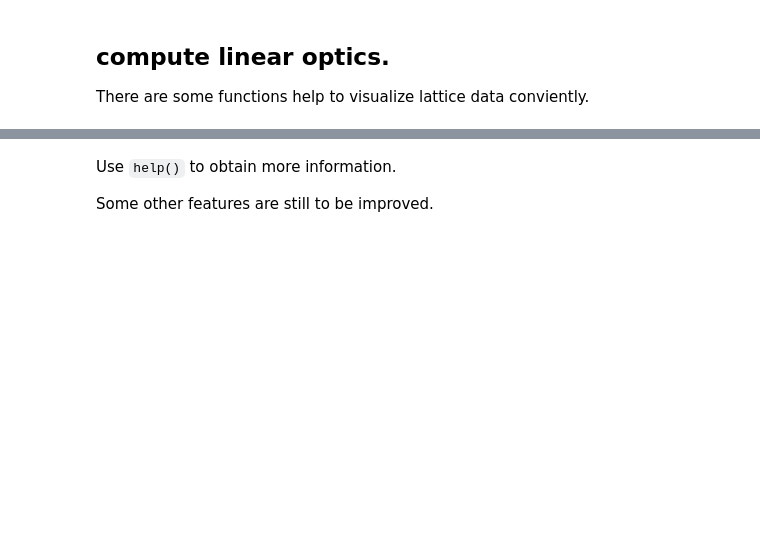
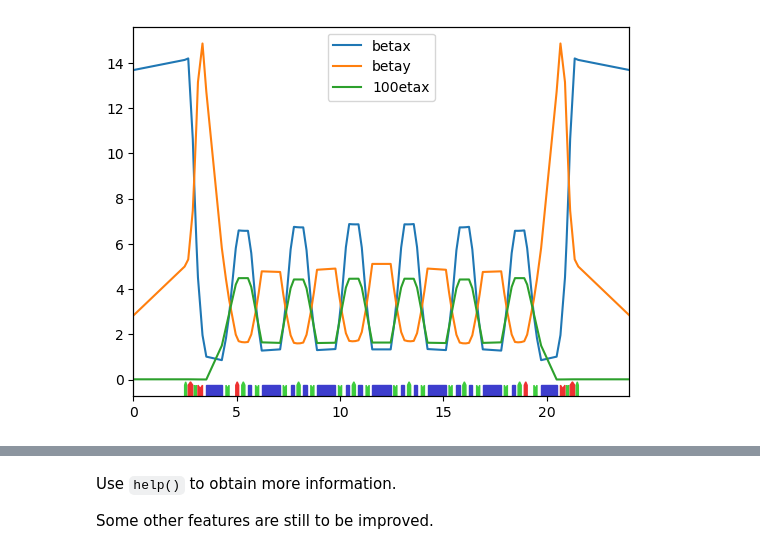
Before and after one commit to wei0852/simplestoragering, a Jupyter notebook: Example.ipynb, the cells around one changed output, grey strips where cells are left out. Drawn from its saved outputs; the diff is of its cells as text; code cells hidden in the pictures; blank space fills up the shorter version.

Commit message:
Remove the deprecated, update comments and examples

```diff
--- a/Example.ipynb
+++ b/Example.ipynb
@@ -7,57 +13,16 @@ For multipoles, $k_n = \dfrac{q}{P_0} \dfrac{\partial^n B_y}{\partial x^n}$
 # %%
 import simplestoragering as ssr
 import numpy as np
 import matplotlib.pyplot as plt
+import time
+from example import generate_ring  # the number of slices affects the results of driving terms and higher-order chromaticities
 
 
-def generate_ring():
-    d2r = np.pi / 180
-    ssr.set_ref_energy(2200)
-    D1 = ssr.Drift('D1', length=2.650000)
-    D1A = ssr.Drift('D1A', length=2.475000)
-    D1B = ssr.Drift('D1B', length=0.075000)
-    D2 = ssr.Drift('D2', length=0.250000)
-    D2A = ssr.Drift('D2A', length=0.075000)
-    D2B = ssr.Drift('D2B', length=0.075000)
-    D3 = ssr.Drift('D3', length=0.185000)
-    D4 = ssr.Drift('D4', length=0.200000)
-    D5 = ssr.Drift('D5', length=0.325000)
-    D6 = ssr.Drift('D6', length=0.150000)
-    D7 = ssr.Drift('D7', length=0.150000)
-    D8 = ssr.Drift('D8', length=0.207000)
-    D9 = ssr.Drift('D9', length=0.150000)
-
-    Q1 = ssr.Quadrupole('Q1', length=0.220000, k1=5.818824)
-    Q2 = ssr.Quadrupole('Q2', length=0.220000, k1=-6.088408)
-    Q3 = ssr.Quadrupole('Q3', length=0.140000, k1=6.507626)
-
-    B1 = ssr.HBend('B1', length=0.750000, theta=2.294735 * d2r, k1=0.000000, theta_in=1.147368 * d2r,
-               theta_out=1.147368 * d2r)
-    B2 = ssr.HBend('B2', length=0.890000, theta=4.790311 * d2r, k1=-1.482985, theta_in=2.395155 * d2r,
-               theta_out=2.395155 * d2r)
-    RB = ssr.HBend('RB', length=0.160000, theta=-0.282674 * d2r, k1=6.229233, theta_in=-0.141337 * d2r,
-               theta_out=-0.141337 * d2r)
-
-    sext_slices=16
-    SF1 = ssr.Sextupole('SF1', length=0.100000, k2=2 * 98.385000, n_slices=sext_slices)
-    SD1 = ssr.Sextupole('SD1', length=0.100000, k2=- 2 * 105.838000, n_slices=sext_slices)
-    SD2 = ssr.Sextupole('SD2', length=0.150000, k2=-2 * 209.734000, n_slices=sext_slices)
-    SF2 = ssr.Sextupole('SF2', length=0.150000, k2=2 * 328.795000, n_slices=sext_slices)
-    SD3 = ssr.Sextupole('SD3', length=0.150000, k2=-2 * 261.435000, n_slices=sext_slices)
-    SF3 = ssr.Sextupole('SF3', length=0.150000, k2=2 * 304.099000, n_slices=sext_slices)
-
-# {---------- Table of segments -----------------------------------------------}
-
-    CELLH = [D1A, SF1, D1B, Q1, D2A, SD1, D2B, Q2, D3, B1, D4, SD2, D5, Q3,
-         D6, SF2, D7, RB, D8, SD3, D9, B2, D9, SD3, D8, RB, D6, SF3, D7, RB, D8,
-         SD3, D9, B2, D9, SD3, D8, RB, D6, SF3, D7, RB, D8, SD3, D9]
-    RC = [D9, SD3, D8, RB, D7, SF3, D6, RB, D8, SD3, D9, B2, D9, SD3, D8, RB, D7, SF3, D6, RB, D8, SD3, D9, B2, D9, SD3, D8,
-          RB, D7, SF2, D6, Q3, D5, SD2, D4, B1, D3, Q2, D2B, SD1, D2A, Q1, D1B, SF1, D1A]
-    return ssr.CSLattice(CELLH + [B2] + RC, n_periods=14)
-
-
-ring = generate_ring()
+cell = generate_ring()
+cell.linear_optics()  # the number of periods of cells is 14. calculate the ring data using one cell.
+ssr.plot_lattice(cell, ['betax', 'betay', '100etax'])
+ring = cell * 14
+ring.linear_optics()     # calculate the ring data using all elements of the ring.
+# print(ring)
+# %% [output]
+[figure, added]
-# %% [markdown]
-## compute linear optics.
-
-There are some functions help to visualize lattice data conviently.
```
Also changed, not shown: parts of 13 cells of this notebook, 6 other files.
